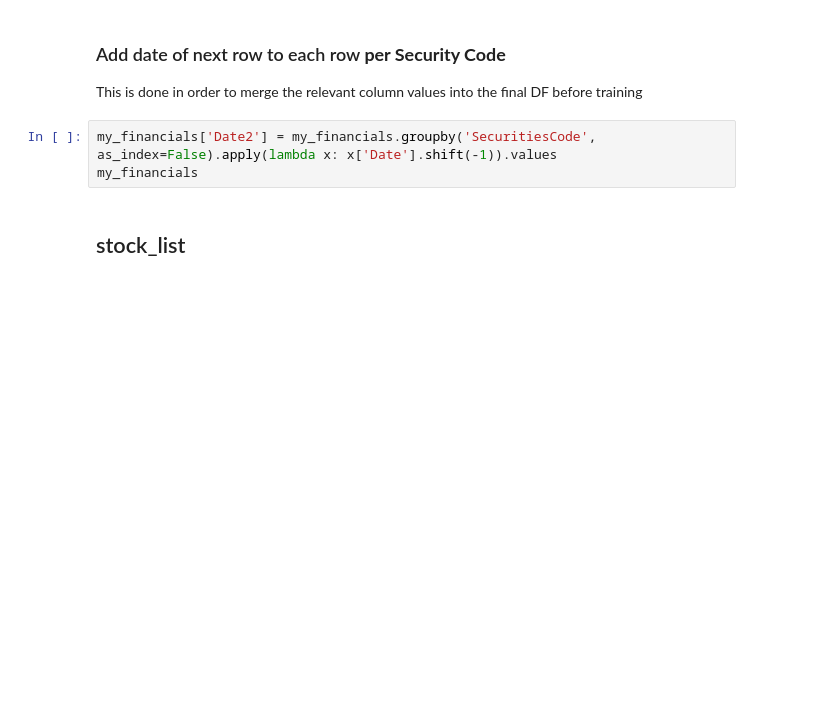
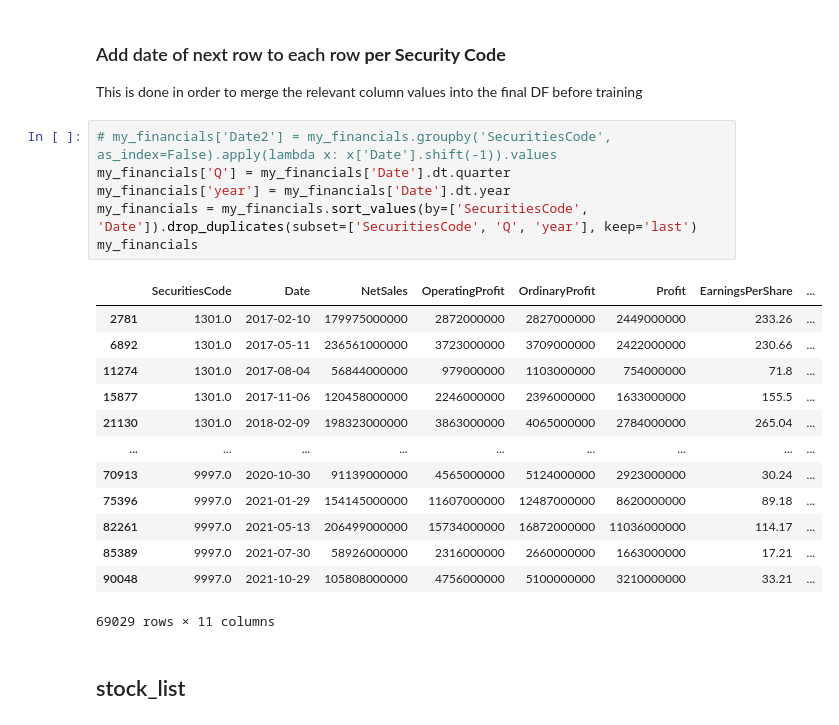
Before and after one commit to ofirnesher-nemodata/jpx-tokyo-stock-exchange-prediction, a Jupyter notebook: eda.ipynb, the cells around one changed output. Saved outputs shown, nothing was run; the diff lists cells and outputs as text; blank space fills up the shorter version.

```diff
--- a/eda.ipynb
+++ b/eda.ipynb
@@ -290,8 +290,25 @@ my_financials.head(23)
 ### Add date of next row to each row **per Security Code**
 This is done in order to merge the relevant column values into the final DF before training
 # %%
-my_financials['Date2'] = my_financials.groupby('SecuritiesCode', as_index=False).apply(lambda x: x['Date'].shift(-1)).values
+# my_financials['Date2'] = my_financials.groupby('SecuritiesCode', as_index=False).apply(lambda x: x['Date'].shift(-1)).values
+my_financials['Q'] = my_financials['Date'].dt.quarter
+my_financials['year'] = my_financials['Date'].dt.year
+my_financials = my_financials.sort_values(by=['SecuritiesCode', 'Date']).drop_duplicates(subset=['SecuritiesCode', 'Q', 'year'], keep='last')
 my_financials
+# %% [output]
+|  | SecuritiesCode | Date | NetSales | OperatingProfit | OrdinaryProfit | Profit | EarningsPerShare | ... |
+| 2781 | 1301.0 | 2017-02-10 | 179975000000 | 2872000000 | 2827000000 | 2449000000 | 233.26 | ... |
+| 6892 | 1301.0 | 2017-05-11 | 236561000000 | 3723000000 | 3709000000 | 2422000000 | 230.66 | ... |
+| 11274 | 1301.0 | 2017-08-04 | 56844000000 | 979000000 | 1103000000 | 754000000 | 71.8 | ... |
+| 15877 | 1301.0 | 2017-11-06 | 120458000000 | 2246000000 | 2396000000 | 1633000000 | 155.5 | ... |
+| 21130 | 1301.0 | 2018-02-09 | 198323000000 | 3863000000 | 4065000000 | 2784000000 | 265.04 | ... |
+| ... | ... | ... | ... | ... | ... | ... | ... | ... |
+| 70913 | 9997.0 | 2020-10-30 | 91139000000 | 4565000000 | 5124000000 | 2923000000 | 30.24 | ... |
+| 75396 | 9997.0 | 2021-01-29 | 154145000000 | 11607000000 | 12487000000 | 8620000000 | 89.18 | ... |
+| 82261 | 9997.0 | 2021-05-13 | 206499000000 | 15734000000 | 16872000000 | 11036000000 | 114.17 | ... |
+| 85389 | 9997.0 | 2021-07-30 | 58926000000 | 2316000000 | 2660000000 | 1663000000 | 17.21 | ... |
+| 90048 | 9997.0 | 2021-10-29 | 105808000000 | 4756000000 | 5100000000 | 3210000000 | 33.21 | ... |
+69029 rows × 11 columns
 # %% [markdown]
 ## stock_list
 # %%
```
Also changed, not shown: parts of 7 cells of this notebook.
